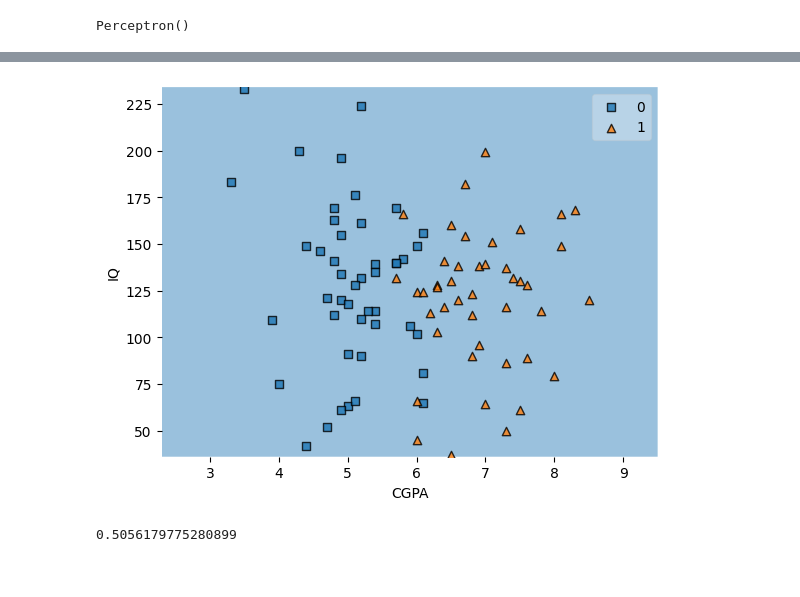
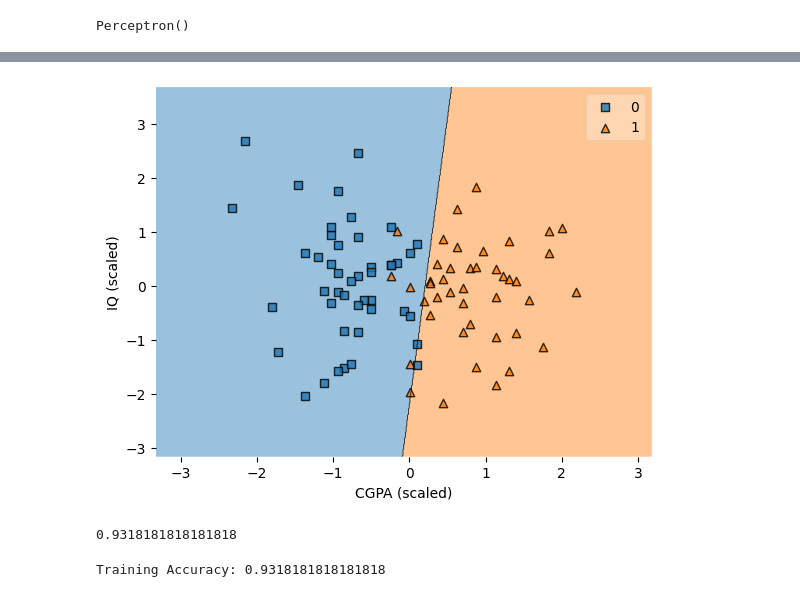
Before and after one commit to nalabolugurucharan12-cpu/Deep_Learning, a Jupyter notebook: perceptron.ipynb, the cells around one changed output, grey strips where cells are left out. Saved outputs shown, nothing was run; the diff lists cells and outputs as text; code cells hidden in the pictures.

Commit message:
feature scaled values to improve model prediction

```diff
--- a/perceptron.ipynb
+++ b/perceptron.ipynb
@@ -37,16 +37,19 @@ plt.show()
 [figure]
 # %%
 X = df.iloc[:,1:3].copy()
-X['cgpa'] = pandas.to_numeric(X['cgpa'], errors='coerce')
-X['iq'] = pandas.to_numeric(X['iq'], errors='coerce')
-X.fillna(X.mean(), inplace=True)
+X['cgpa'] = pd.to_numeric(X['cgpa'], errors='coerce')
+X['iq'] = pd.to_numeric(X['iq'], errors='coerce')
 
 y = df.iloc[:,-1].astype(int)
+# %%
+from sklearn.preprocessing import StandardScaler
+scaler = StandardScaler()
+X_scaled = scaler.fit_transform(X)
 # %%
 from sklearn.linear_model import Perceptron
-model = Perceptron()
+model = Perceptron(max_iter=1000)
 # %%
-model.fit(X,y)
+model.fit(X_scaled,y)
 # %% [output]
 Perceptron()
 # %%
@@ -58,15 +61,19 @@ print(model.intercept_  )
 # %%
 from mlxtend.plotting import plot_decision_regions
-plot_decision_regions(X.values, y.values, clf=model)
-plt.xlabel('CGPA')
-plt.ylabel('IQ')
+plot_decision_regions(X_scaled, y.values, clf=model)
+plt.xlabel('CGPA (scaled)')
+plt.ylabel('IQ (scaled)')
 plt.show()
 # %% [output]
-[figure, old version]
+[figure, new version]
 # %%
 from sklearn.metrics import accuracy_score
 
-y_pred = model.predict(X)
+y_pred = model.predict(X_scaled)
 print(accuracy_score(y, y_pred))
 # %% [output]
-0.5056179775280899
+0.9318181818181818
+# %%
+print("Training Accuracy:", model.score(X_scaled, y))
+# %% [output]
+Training Accuracy: 0.9318181818181818
```
Also changed, not shown: parts of 4 cells of this notebook.
